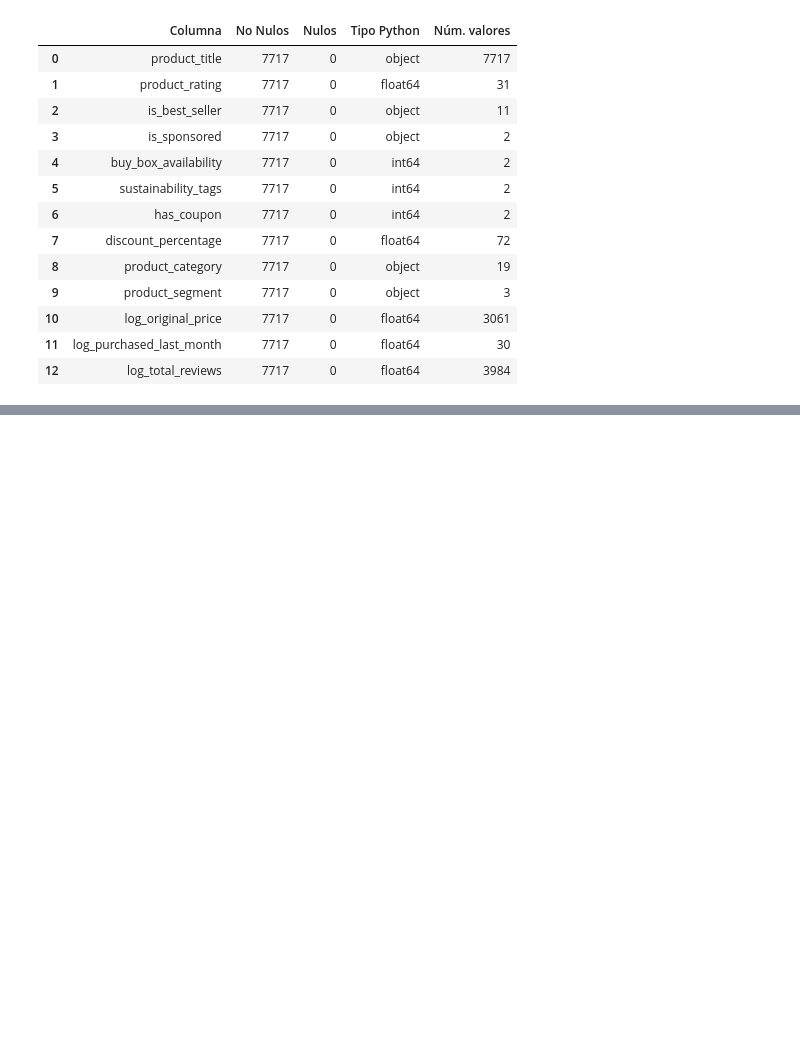
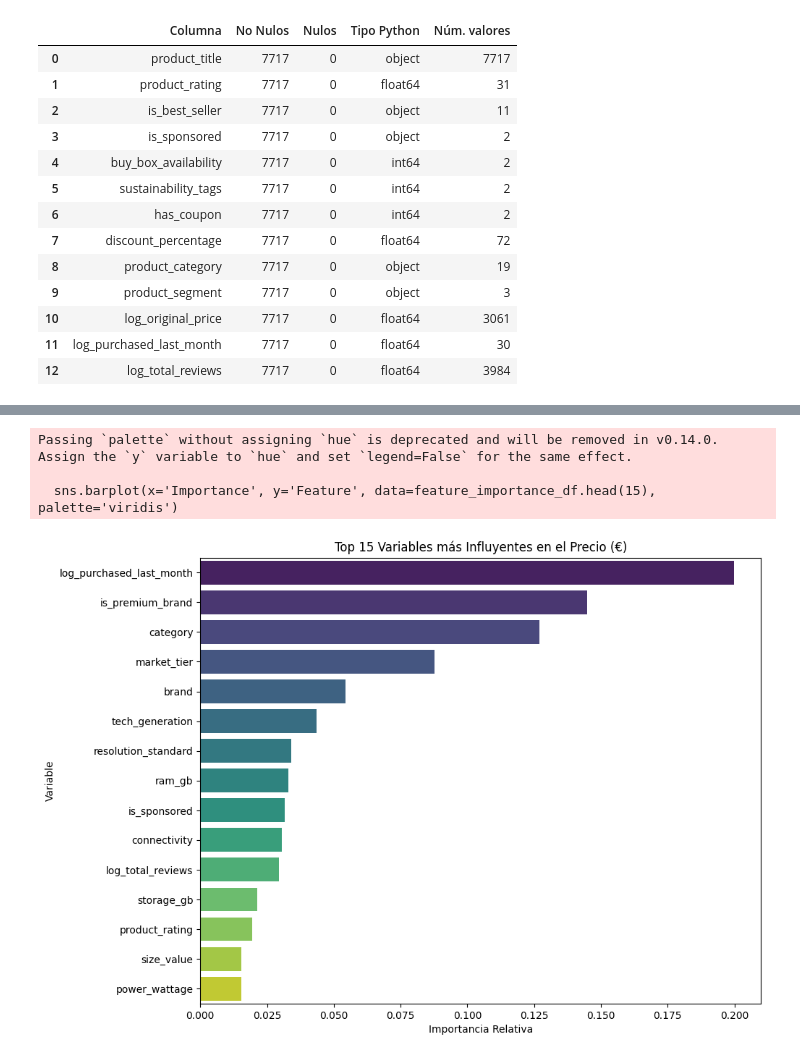
Before and after one commit to beja28/Amazon-Smart-Pricing, a Jupyter notebook: Evaluaciones/Evaluacion_3/ev3_xgboost.ipynb, the cells around one changed output, grey strips where cells are left out. Drawn from its saved outputs; the diff is of its cells as text; code cells hidden in the pictures; blank space fills up the shorter version.

```diff
--- a/Evaluaciones/Evaluacion_3/ev3_xgboost.ipynb
+++ b/Evaluaciones/Evaluacion_3/ev3_xgboost.ipynb
@@ -194,25 +70,0 @@ TypeError: object of type 'numpy.bool_' has no len()
-# %%
-params = {
-    'objective': 'reg:squarederror',  # o 'reg:absoluteerror' si hay outliers
-    'eval_metric': ['rmse', 'mae'],
-    'tree_method': 'hist',  # Más rápido
-    'max_depth': 6,
-    'learning_rate': 0.05,
-    'subsample': 0.8,
-    'colsample_bytree': 0.8,
-    'min_child_weight': 3,
-    'gamma': 0,
-    'reg_alpha': 0,  # L1
-    'reg_lambda': 1,  # L2
-    'random_state': 42
-}
-evals = [(dtrain_reg, 'train'), (dtest_reg, 'val')]
-model = xgb.train(
-    params,
-    dtrain_reg,
-    num_boost_round=3000,
-    evals=evals,
-    early_stopping_rounds=50,
-    verbose_eval=100
-)
-best_iteration = model.best_iteration
@@ -254,0 +254,24 @@ print(f"Mejores parámetros: {random_search.best_params_}")
+# %%
+import matplotlib.pyplot as plt
+import seaborn as sns
+
+# Extraer importancia
+importances = best_model.feature_importances_
+feature_names = X.columns
+
+# Crear DataFrame para visualizar
+feature_importance_df = pd.DataFrame({'Feature': feature_names, 'Importance': importances})
+feature_importance_df = feature_importance_df.sort_values(by='Importance', ascending=False)
+
+# Graficar
+plt.figure(figsize=(10, 8))
+sns.barplot(x='Importance', y='Feature', data=feature_importance_df.head(15), palette='viridis')
+plt.title('Top 15 Variables más Influyentes en el Precio (€)')
+plt.xlabel('Importancia Relativa')
+plt.ylabel('Variable')
+plt.show()
+# %% [output]
+Passing `palette` without assigning `hue` is deprecated and will be removed in v0.14.0. Assign the `y` variable to `hue` and set `legend=False` for the same effect.
+
+  sns.barplot(x='Importance', y='Feature', data=feature_importance_df.head(15), palette='viridis')
+[figure, added]
```
Also changed, not shown: parts of 27 cells of this notebook, 18 other files.
